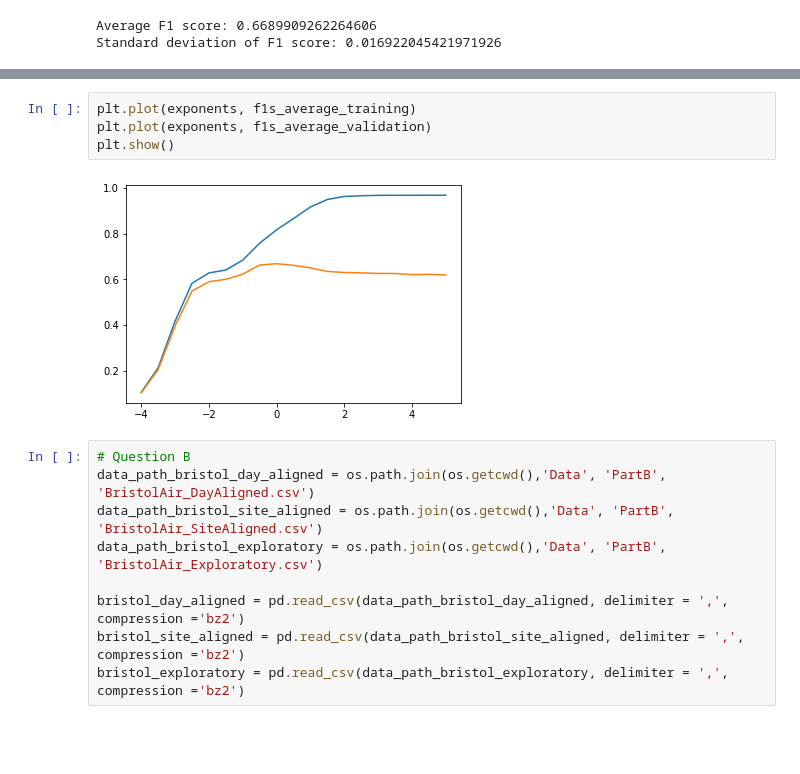
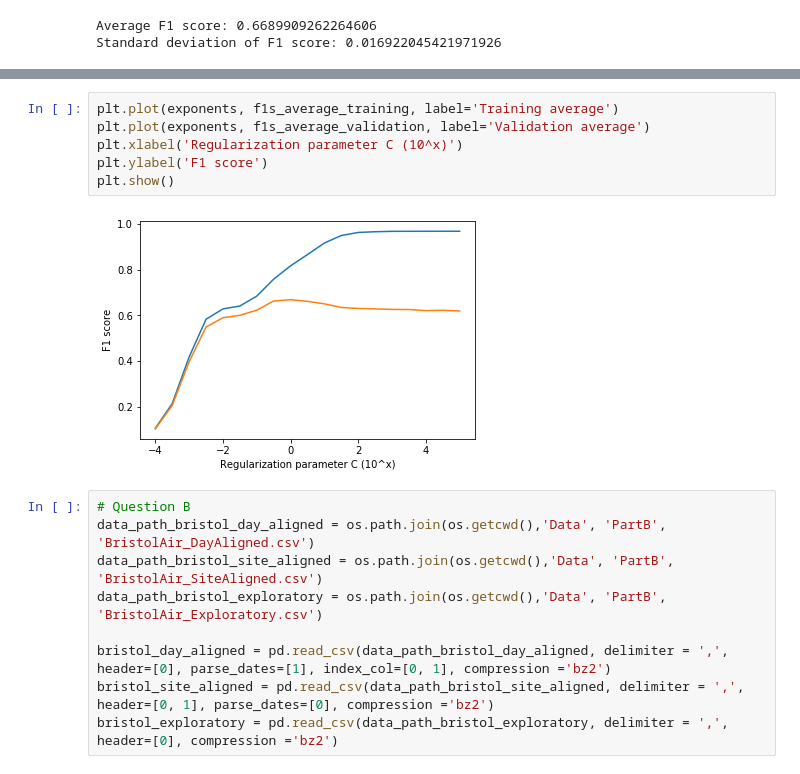
Before and after one commit to amariucaitheodor/introductory-applied-machine-learning, a Jupyter notebook: Assignment 2.ipynb, the cells around one changed output, grey strips where cells are left out. Cells and saved outputs as stored; diff of their text form; blank space fills up the shorter version.

Commit message:
added heatmap etc.

```diff
--- a/Assignment 2.ipynb
+++ b/Assignment 2.ipynb
@@ -219,15 +191,17 @@ for reg_param in Cs:
 # %%
-plt.plot(exponents, f1s_average_training)
-plt.plot(exponents, f1s_average_validation)
+plt.plot(exponents, f1s_average_training, label='Training average')
+plt.plot(exponents, f1s_average_validation, label='Validation average')
+plt.xlabel('Regularization parameter C (10^x)')
+plt.ylabel('F1 score')
 plt.show()
 # %% [output]
-[figure, old version]
+[figure, new version]
 # %%
 # Question B
 data_path_bristol_day_aligned = os.path.join(os.getcwd(),'Data', 'PartB', 'BristolAir_DayAligned.csv')
 data_path_bristol_site_aligned = os.path.join(os.getcwd(),'Data', 'PartB', 'BristolAir_SiteAligned.csv')
 data_path_bristol_exploratory = os.path.join(os.getcwd(),'Data', 'PartB', 'BristolAir_Exploratory.csv')
 
-bristol_day_aligned = pd.read_csv(data_path_bristol_day_aligned, delimiter = ',', compression ='bz2')
-bristol_site_aligned = pd.read_csv(data_path_bristol_site_aligned, delimiter = ',', compression ='bz2')
-bristol_exploratory = pd.read_csv(data_path_bristol_exploratory, delimiter = ',', compression ='bz2')
+bristol_day_aligned = pd.read_csv(data_path_bristol_day_aligned, delimiter = ',', header=[0], parse_dates=[1], index_col=[0, 1], compression ='bz2')
+bristol_site_aligned = pd.read_csv(data_path_bristol_site_aligned, delimiter = ',', header=[0, 1], parse_dates=[0], compression ='bz2')
+bristol_exploratory = pd.read_csv(data_path_bristol_exploratory, delimiter = ',', header=[0], compression ='bz2')
```
Also changed, not shown: parts of 15 cells of this notebook.
